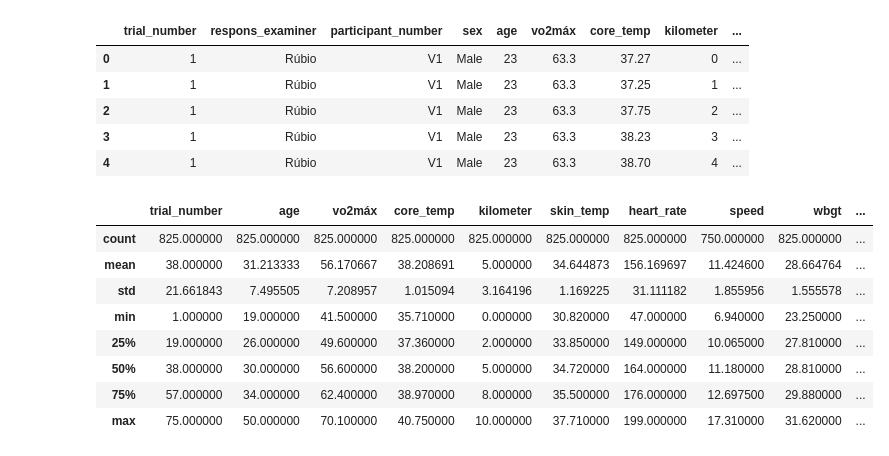
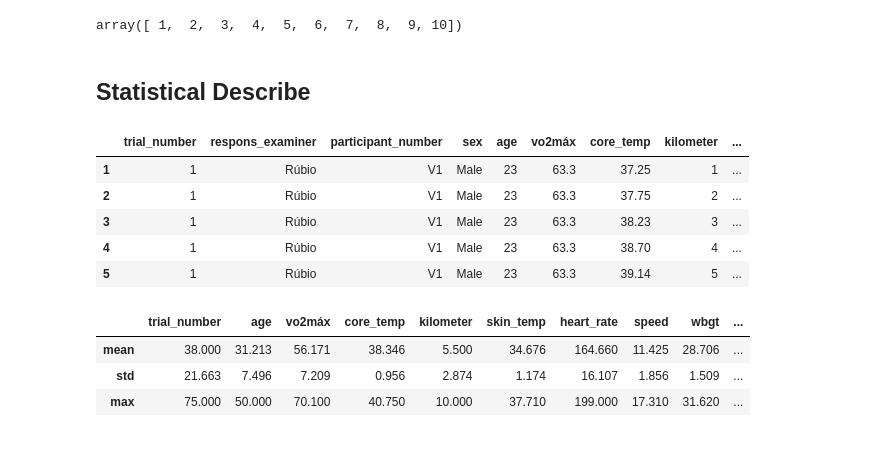
Before and after one commit to LBS-UFMG/tcore, a Jupyter notebook: description-statistic/dataset1-1km.ipynb, the cells around one changed output. Cells and saved outputs as stored; diff of their text form; code cells hidden in the pictures.

```diff
--- a/description-statistic/dataset1-1km.ipynb
+++ b/description-statistic/dataset1-1km.ipynb
@@ -11,24 +11,29 @@ import seaborn as sns
 # %%
 # DATA IMPORT
 data = pd.read_csv('/home/usuario-leticia/Desktop/Samuel/leticiaag/tcore/data/processed-data/raw-data-long-1-1k-ua.csv')
+# %%
+# filtro 0 km
+data = data[data['kilometer'] != 0]
+# %%
+data['kilometer'].unique()
+# %% [output]
+array([ 1,  2,  3,  4,  5,  6,  7,  8,  9, 10])
+# %% [markdown]
+## Statistical Describe
 # %%
 data.head()
 # %% [output]
 |  | trial_number | respons_examiner | participant_number | sex | age | vo2máx | core_temp | kilometer | ... |
-| 0 | 1 | Rúbio | V1 | Male | 23 | 63.3 | 37.27 | 0 | ... |
 | 1 | 1 | Rúbio | V1 | Male | 23 | 63.3 | 37.25 | 1 | ... |
 | 2 | 1 | Rúbio | V1 | Male | 23 | 63.3 | 37.75 | 2 | ... |
 | 3 | 1 | Rúbio | V1 | Male | 23 | 63.3 | 38.23 | 3 | ... |
 | 4 | 1 | Rúbio | V1 | Male | 23 | 63.3 | 38.70 | 4 | ... |
+| 5 | 1 | Rúbio | V1 | Male | 23 | 63.3 | 39.14 | 5 | ... |
 # %%
-data.describe()
+describe_data = data.describe()
+describe_data.loc[['mean', 'std', 'max']].round(3)
 # %% [output]
 |  | trial_number | age | vo2máx | core_temp | kilometer | skin_temp | heart_rate | speed | wbgt | ... |
-| count | 825.000000 | 825.000000 | 825.000000 | 825.000000 | 825.000000 | 825.000000 | 825.000000 | 750.000000 | 825.000000 | ... |
-| mean | 38.000000 | 31.213333 | 56.170667 | 38.208691 | 5.000000 | 34.644873 | 156.169697 | 11.424600 | 28.664764 | ... |
-| std | 21.661843 | 7.495505 | 7.208957 | 1.015094 | 3.164196 | 1.169225 | 31.111182 | 1.855956 | 1.555578 | ... |
-| min | 1.000000 | 19.000000 | 41.500000 | 35.710000 | 0.000000 | 30.820000 | 47.000000 | 6.940000 | 23.250000 | ... |
-| 25% | 19.000000 | 26.000000 | 49.600000 | 37.360000 | 2.000000 | 33.850000 | 149.000000 | 10.065000 | 27.810000 | ... |
-| 50% | 38.000000 | 30.000000 | 56.600000 | 38.200000 | 5.000000 | 34.720000 | 164.000000 | 11.180000 | 28.810000 | ... |
-| 75% | 57.000000 | 34.000000 | 62.400000 | 38.970000 | 8.000000 | 35.500000 | 176.000000 | 12.697500 | 29.880000 | ... |
-| max | 75.000000 | 50.000000 | 70.100000 | 40.750000 | 10.000000 | 37.710000 | 199.000000 | 17.310000 | 31.620000 | ... |
+| mean | 38.000 | 31.213 | 56.171 | 38.346 | 5.500 | 34.676 | 164.660 | 11.425 | 28.706 | ... |
+| std | 21.663 | 7.496 | 7.209 | 0.956 | 2.874 | 1.174 | 16.107 | 1.856 | 1.509 | ... |
+| max | 75.000 | 50.000 | 70.100 | 40.750 | 10.000 | 37.710 | 199.000 | 17.310 | 31.620 | ... |
```
Also changed, not shown: parts of 15 cells of this notebook, 1 other file.
